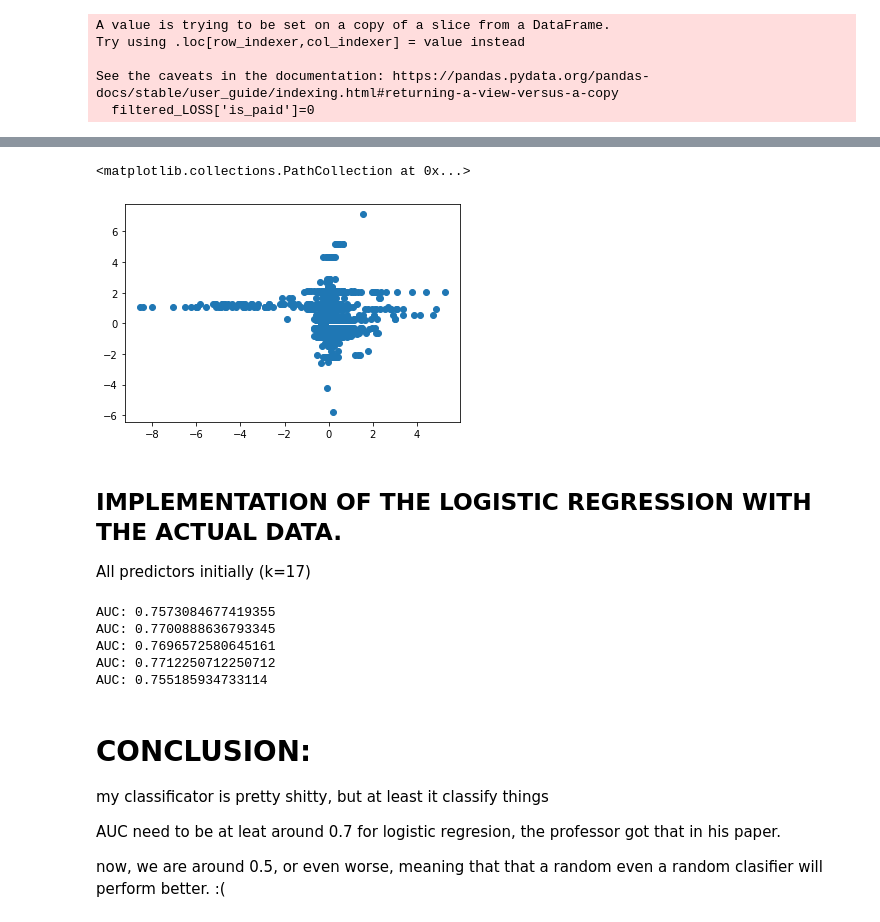
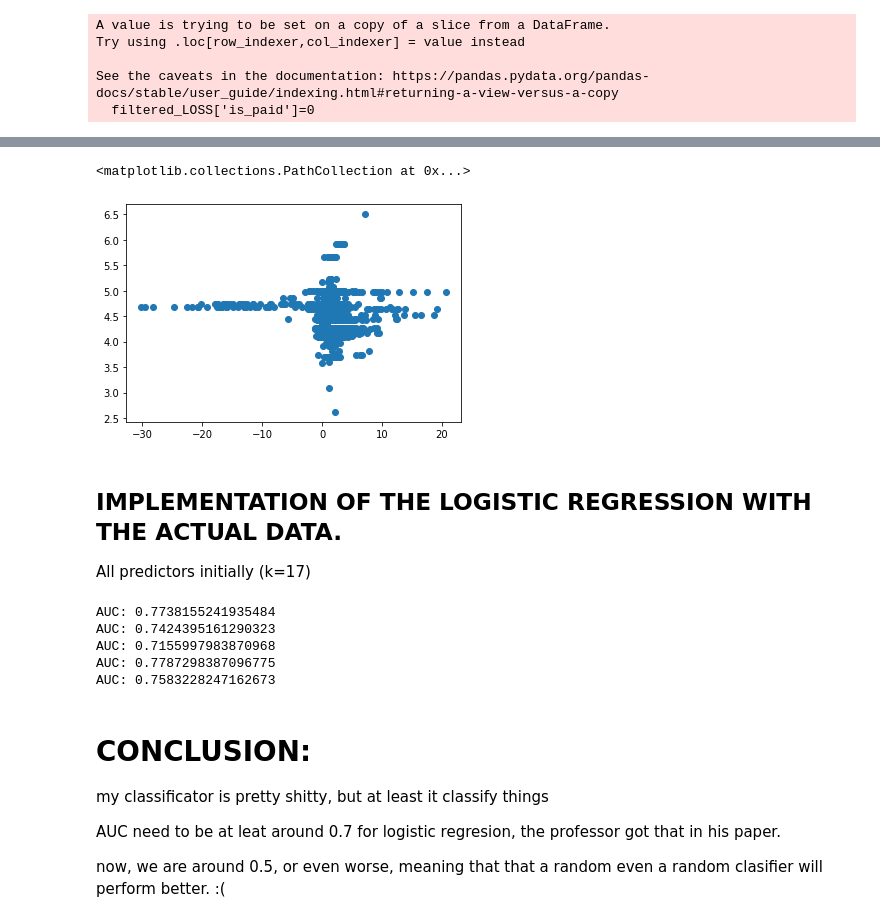
Before and after one commit to ainoal/machine_learning_project, a Jupyter notebook: machine_learning.ipynb, the cells around one changed output, grey strips where cells are left out. Cells and saved outputs as stored; diff of their text form; code cells hidden in the pictures.

```diff
--- a/machine_learning.ipynb
+++ b/machine_learning.ipynb
@@ -187,13 +189,14 @@ pay = pd.DataFrame(pay_matrix, columns=['NOI', 'DSCR', 'LTV', 'Balance',
                                         'CS_Ratio','NOI_Ratio', 'PV_Ratio', 'IR'])
 
 
-# Adding a column to the DataFrames; the value of the column represents whether the mortgage has been paid back or defaulted
+# Adding a column to the DataFrames
+# the value of the column represents whether the mortgage has been paid back or defaulted
 loss['is_paid'] = 0
 pay['is_paid'] = 1
 
 # Concatenate pay and loss data into one DataFrame
 data_frames = [pay, loss]
-pay_loss = pd.concat(data_frames)
+pay_loss_not_stand = pd.concat(data_frames)
 
 
 #What follows is the first way i founded to standarize the data
@@ -203,7 +206,7 @@ pay_loss = pd.concat(data_frames)
 #probably there is more efficient way to code it
 
 scaler = StandardScaler()
-pay_loss_standarized = scaler.fit_transform(pay_loss)
+pay_loss_standarized = scaler.fit_transform(pay_loss_not_stand)
 
 print(pay_loss_standarized.shape)
 
@@ -300,9 +312,10 @@ plt.scatter(pay_loss.Rate, pay_loss.Net_Mortgage_Rate)
 # %%
-# For whatever reason, these do not appear linearly correlated (!!?)
-plt.scatter(pay_loss.CS, pay_loss.CS_Ratio)
+# For whatever reason, these do (still) not appear linearly correlated (!!?)
+# REMOVE FROM THE ACTUAL PROJECT
+plt.scatter(pay_loss_not_stand.CS, pay_loss_not_stand.CS_Ratio)
 # %% [output]
 <matplotlib.collections.PathCollection at 0x...>
-[figure, old version]
+[figure, new version]
 # %% [markdown]
 ## IMPLEMENTATION OF THE LOGISTIC REGRESSION WITH THE ACTUAL DATA.
 All predictors initially (k=17)
@@ -333,11 +346,11 @@ for train_index, test_index in kf.split(train_x):
             y_predict[i]=1
     print("AUC:",metrics.roc_auc_score(y_test,y_predict))
 # %% [output]
-AUC: 0.7573084677419355
-AUC: 0.7700888636793345
-AUC: 0.7696572580645161
-AUC: 0.7712250712250712
-AUC: 0.755185934733114
+AUC: 0.7738155241935484
+AUC: 0.7424395161290323
+AUC: 0.7155997983870968
+AUC: 0.7787298387096775
+AUC: 0.7583228247162673
 # %% [markdown]
 # CONCLUSION:
 my classificator is pretty shitty, but at least it classify things
```
Also changed, not shown: parts of 22 cells of this notebook.
